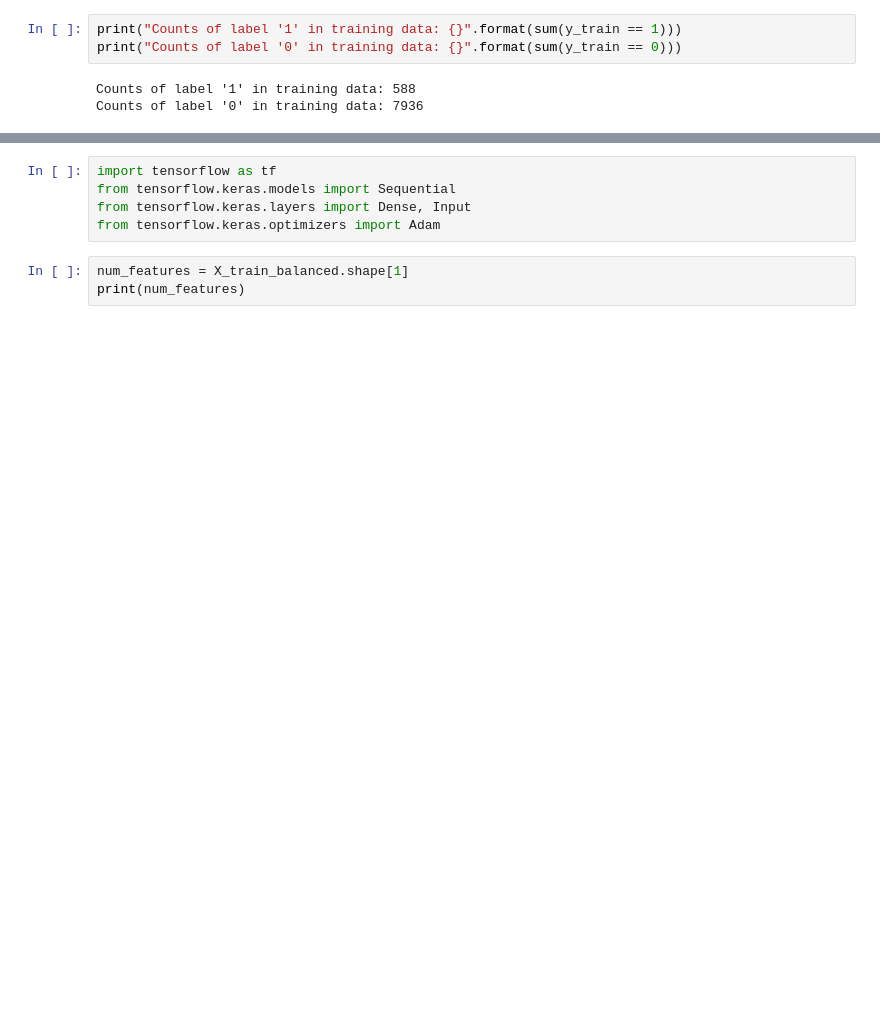
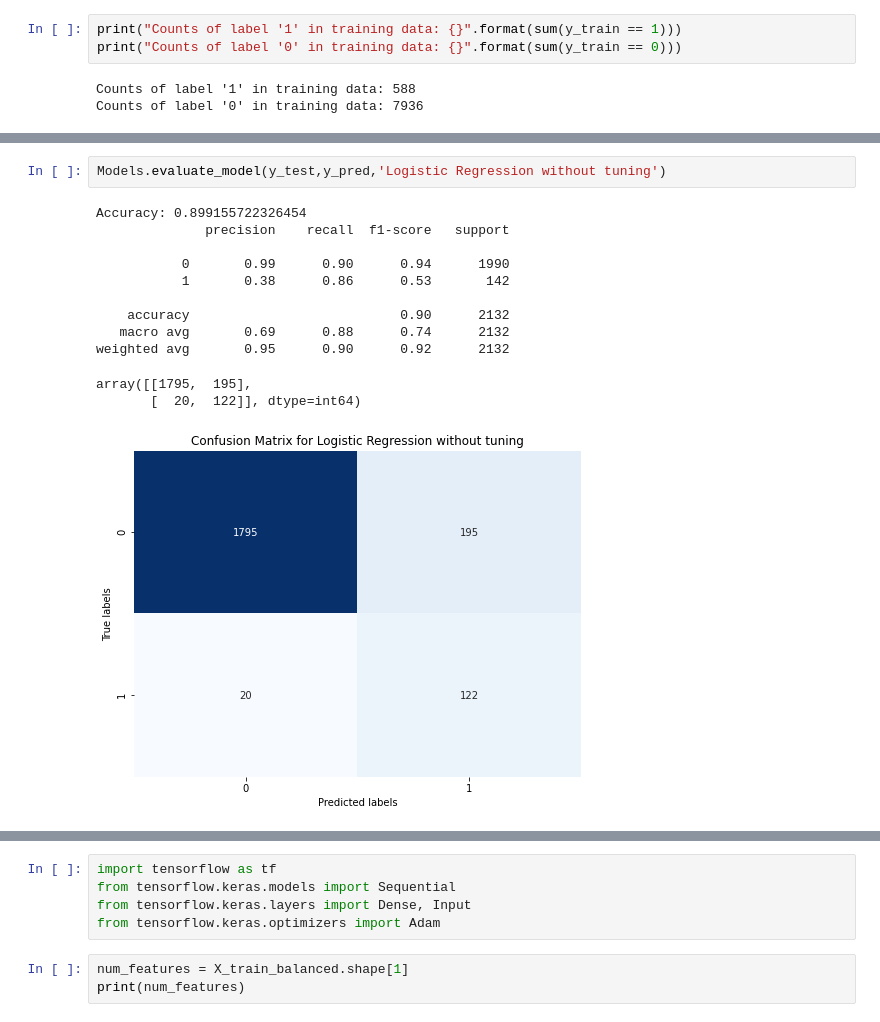
Before and after one commit to cheryltan17/DSA4263-Project, a Jupyter notebook: Models/Models.ipynb, the cells around one changed output, grey strips where cells are left out. Cells and saved outputs as stored; diff of their text form; blank space fills up the shorter version.

```diff
--- a/Models/Models.ipynb
+++ b/Models/Models.ipynb
@@ -158 +99,16 @@ def auc_roc(model,model_name,X_test,y_test):
+# %%
+Models.evaluate_model(y_test,y_pred,'Logistic Regression without tuning')
+# %% [output]
+Accuracy: 0.899155722326454
+              precision    recall  f1-score   support
+
+           0       0.99      0.90      0.94      1990
+           1       0.38      0.86      0.53       142
+
+    accuracy                           0.90      2132
+   macro avg       0.69      0.88      0.74      2132
+weighted avg       0.95      0.90      0.92      2132
+array([[1795,  195],
+       [  20,  122]], dtype=int64)
+[figure, added]
 # %%
```
Also changed, not shown: parts of 43 cells of this notebook.
